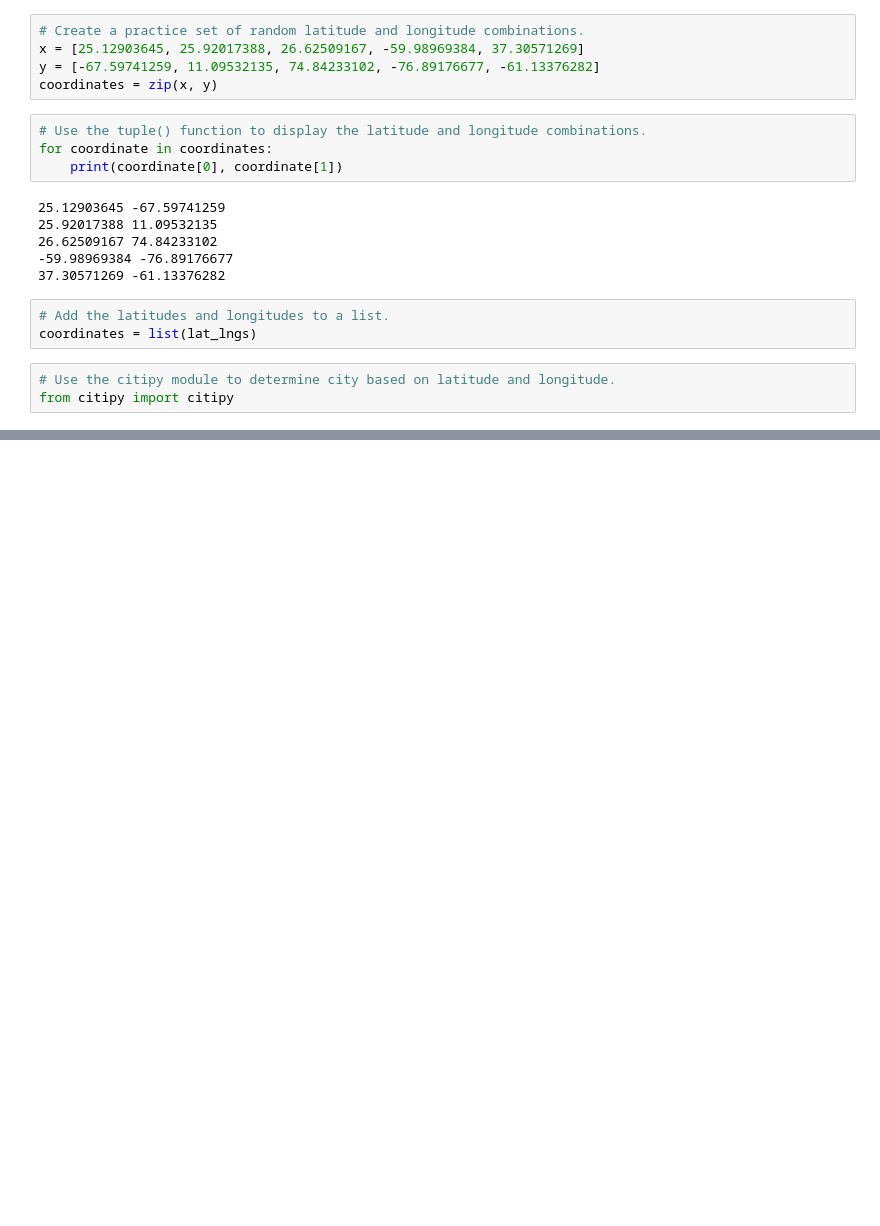
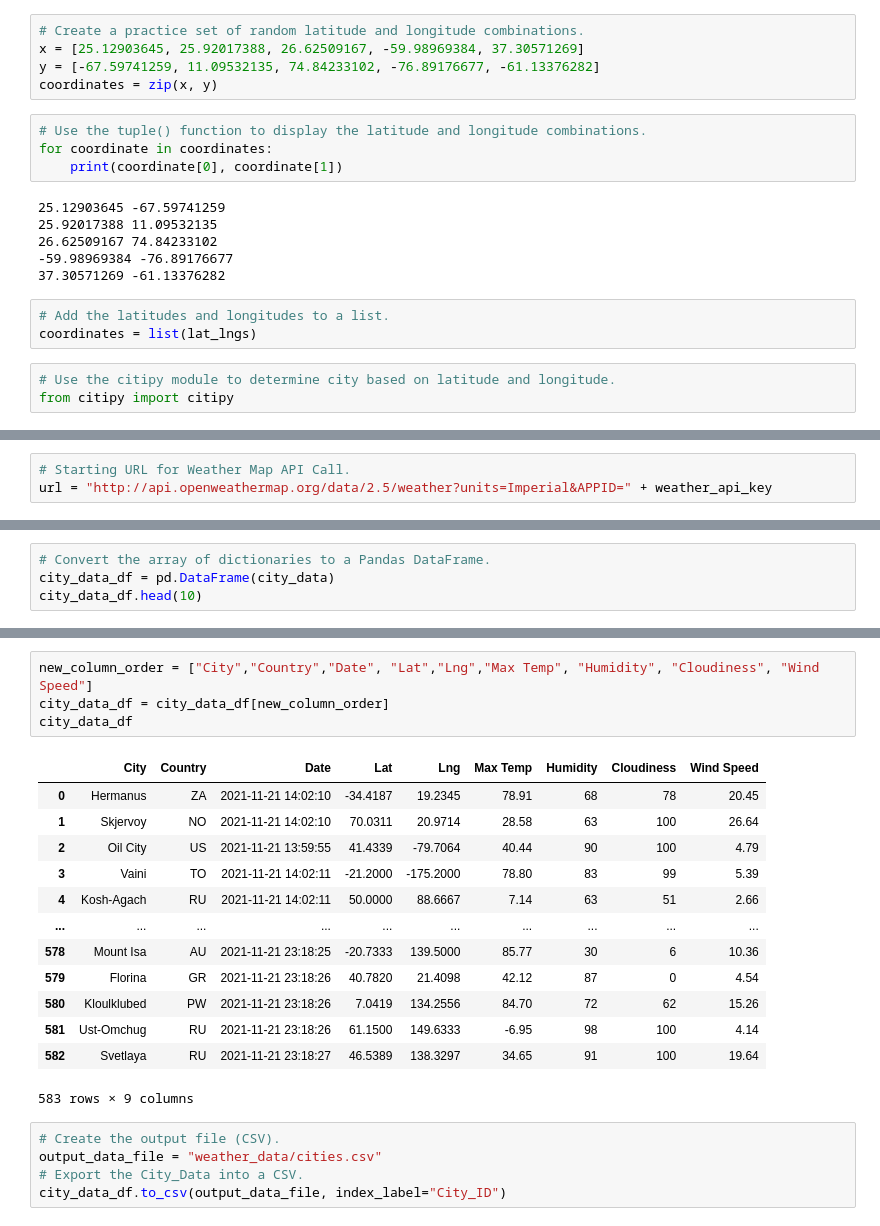
Before and after one commit to john-molenda1/World_Weather_Analysis, a Jupyter notebook: WeatherPy.ipynb, the cells around one changed output, grey strips where cells are left out. Saved outputs shown, nothing was run; the diff lists cells and outputs as text; blank space fills up the shorter version.

```diff
--- a/WeatherPy.ipynb
+++ b/WeatherPy.ipynb
@@ -71,0 +87,3 @@ len(cities)
+# %%
+# Starting URL for Weather Map API Call.
+url = "http://api.openweathermap.org/data/2.5/weather?units=Imperial&APPID=" + weather_api_key
@@ -71,0 +182,4 @@ len(cities)
+# %%
+# Convert the array of dictionaries to a Pandas DataFrame.
+city_data_df = pd.DataFrame(city_data)
+city_data_df.head(10)
@@ -71,0 +198,23 @@ len(cities)
+# %%
+new_column_order = ["City","Country","Date", "Lat","Lng","Max Temp", "Humidity", "Cloudiness", "Wind Speed"]
+city_data_df = city_data_df[new_column_order]
+city_data_df
+# %% [output]
+|  | City | Country | Date | Lat | Lng | Max Temp | Humidity | Cloudiness | Wind Speed |
+| 0 | Hermanus | ZA | 2021-11-21 14:02:10 | -34.4187 | 19.2345 | 78.91 | 68 | 78 | 20.45 |
+| 1 | Skjervoy | NO | 2021-11-21 14:02:10 | 70.0311 | 20.9714 | 28.58 | 63 | 100 | 26.64 |
+| 2 | Oil City | US | 2021-11-21 13:59:55 | 41.4339 | -79.7064 | 40.44 | 90 | 100 | 4.79 |
+| 3 | Vaini | TO | 2021-11-21 14:02:11 | -21.2000 | -175.2000 | 78.80 | 83 | 99 | 5.39 |
+| 4 | Kosh-Agach | RU | 2021-11-21 14:02:11 | 50.0000 | 88.6667 | 7.14 | 63 | 51 | 2.66 |
+| ... | ... | ... | ... | ... | ... | ... | ... | ... | ... |
+| 578 | Mount Isa | AU | 2021-11-21 23:18:25 | -20.7333 | 139.5000 | 85.77 | 30 | 6 | 10.36 |
+| 579 | Florina | GR | 2021-11-21 23:18:26 | 40.7820 | 21.4098 | 42.12 | 87 | 0 | 4.54 |
+| 580 | Kloulklubed | PW | 2021-11-21 23:18:26 | 7.0419 | 134.2556 | 84.70 | 72 | 62 | 15.26 |
+| 581 | Ust-Omchug | RU | 2021-11-21 23:18:26 | 61.1500 | 149.6333 | -6.95 | 98 | 100 | 4.14 |
+| 582 | Svetlaya | RU | 2021-11-21 23:18:27 | 46.5389 | 138.3297 | 34.65 | 91 | 100 | 19.64 |
+583 rows × 9 columns
+# %%
+# Create the output file (CSV).
+output_data_file = "weather_data/cities.csv"
+# Export the City_Data into a CSV.
+city_data_df.to_csv(output_data_file, index_label="City_ID")
```
Also changed, not shown: parts of 7 cells of this notebook.
